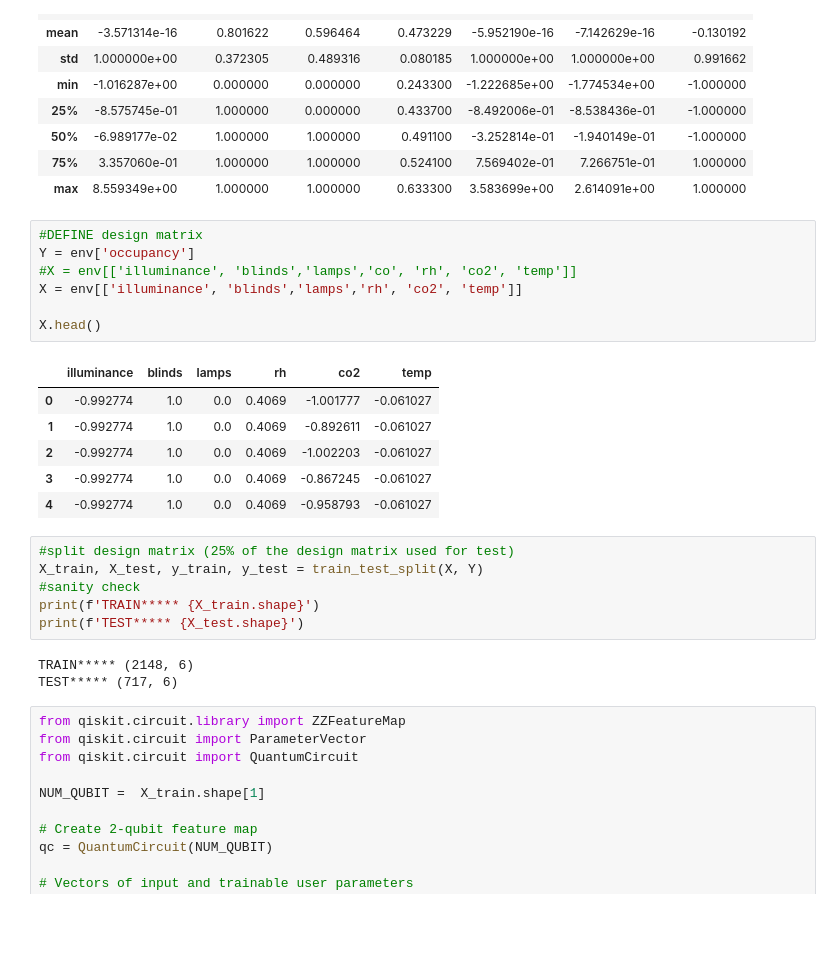
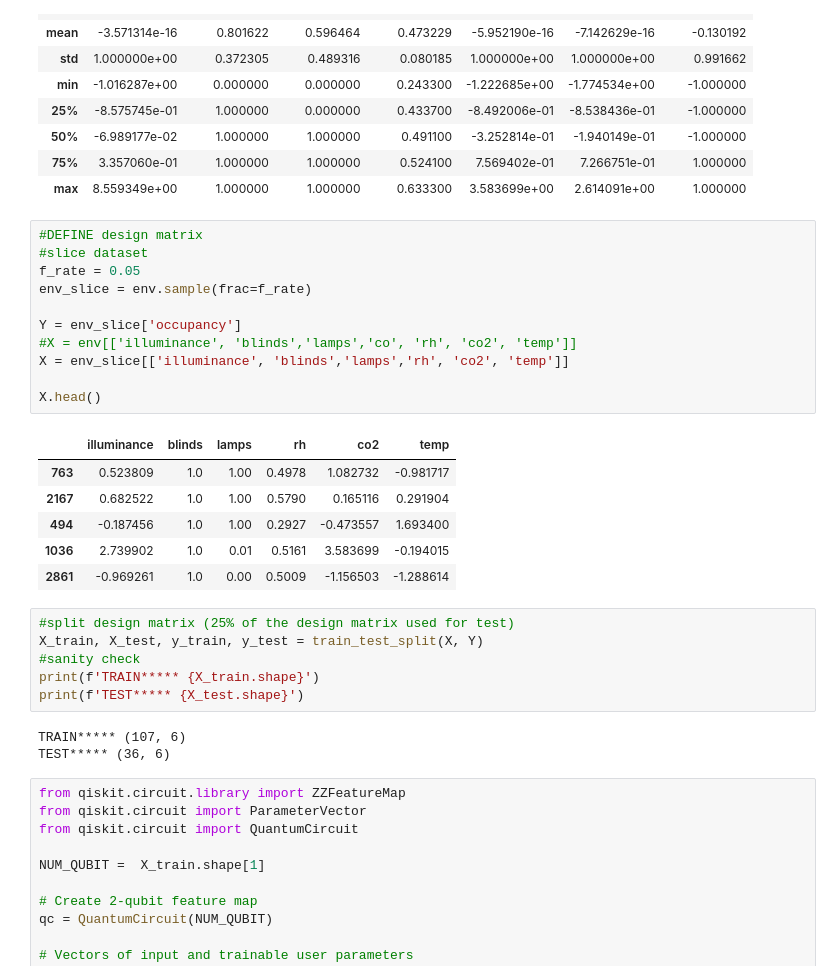
Before and after one commit to fdamore/QK, a Jupyter notebook: notebooks/qsvc_trained.ipynb, the cells around one changed output. Cells and saved outputs as stored; diff of their text form; blank space fills up the shorter version.

```diff
--- a/notebooks/qsvc_trained.ipynb
+++ b/notebooks/qsvc_trained.ipynb
@@ -31,18 +31,22 @@ env.describe()
 | max | 8.559349e+00 | 1.000000 | 1.000000 | 0.633300 | 3.583699e+00 | 2.614091e+00 | 1.000000 |
 # %%
 #DEFINE design matrix
-Y = env['occupancy']
+#slice dataset
+f_rate = 0.05
+env_slice = env.sample(frac=f_rate)
+
+Y = env_slice['occupancy']
 #X = env[['illuminance', 'blinds','lamps','co', 'rh', 'co2', 'temp']]
-X = env[['illuminance', 'blinds','lamps','rh', 'co2', 'temp']]
+X = env_slice[['illuminance', 'blinds','lamps','rh', 'co2', 'temp']]
 
 X.head()
 # %% [output]
 |  | illuminance | blinds | lamps | rh | co2 | temp |
-| 0 | -0.992774 | 1.0 | 0.0 | 0.4069 | -1.001777 | -0.061027 |
-| 1 | -0.992774 | 1.0 | 0.0 | 0.4069 | -0.892611 | -0.061027 |
-| 2 | -0.992774 | 1.0 | 0.0 | 0.4069 | -1.002203 | -0.061027 |
-| 3 | -0.992774 | 1.0 | 0.0 | 0.4069 | -0.867245 | -0.061027 |
-| 4 | -0.992774 | 1.0 | 0.0 | 0.4069 | -0.958793 | -0.061027 |
+| 763 | 0.523809 | 1.0 | 1.00 | 0.4978 | 1.082732 | -0.981717 |
+| 2167 | 0.682522 | 1.0 | 1.00 | 0.5790 | 0.165116 | 0.291904 |
+| 494 | -0.187456 | 1.0 | 1.00 | 0.2927 | -0.473557 | 1.693400 |
+| 1036 | 2.739902 | 1.0 | 0.01 | 0.5161 | 3.583699 | -0.194015 |
+| 2861 | -0.969261 | 1.0 | 0.00 | 0.5009 | -1.156503 | -1.288614 |
 # %%
 #split design matrix (25% of the design matrix used for test)
 X_train, X_test, y_train, y_test = train_test_split(X, Y)
@@ -50,8 +54,8 @@ X_train, X_test, y_train, y_test = train_test_split(X, Y)
 print(f'TRAIN***** {X_train.shape}')
 print(f'TEST***** {X_test.shape}')
 # %% [output]
-TRAIN***** (2148, 6)
-TEST***** (717, 6)
+TRAIN***** (107, 6)
+TEST***** (36, 6)
 # %%
 from qiskit.circuit.library import ZZFeatureMap
 from qiskit.circuit import ParameterVector
```
Also changed, not shown: parts of 3 cells of this notebook, 5 other files.
